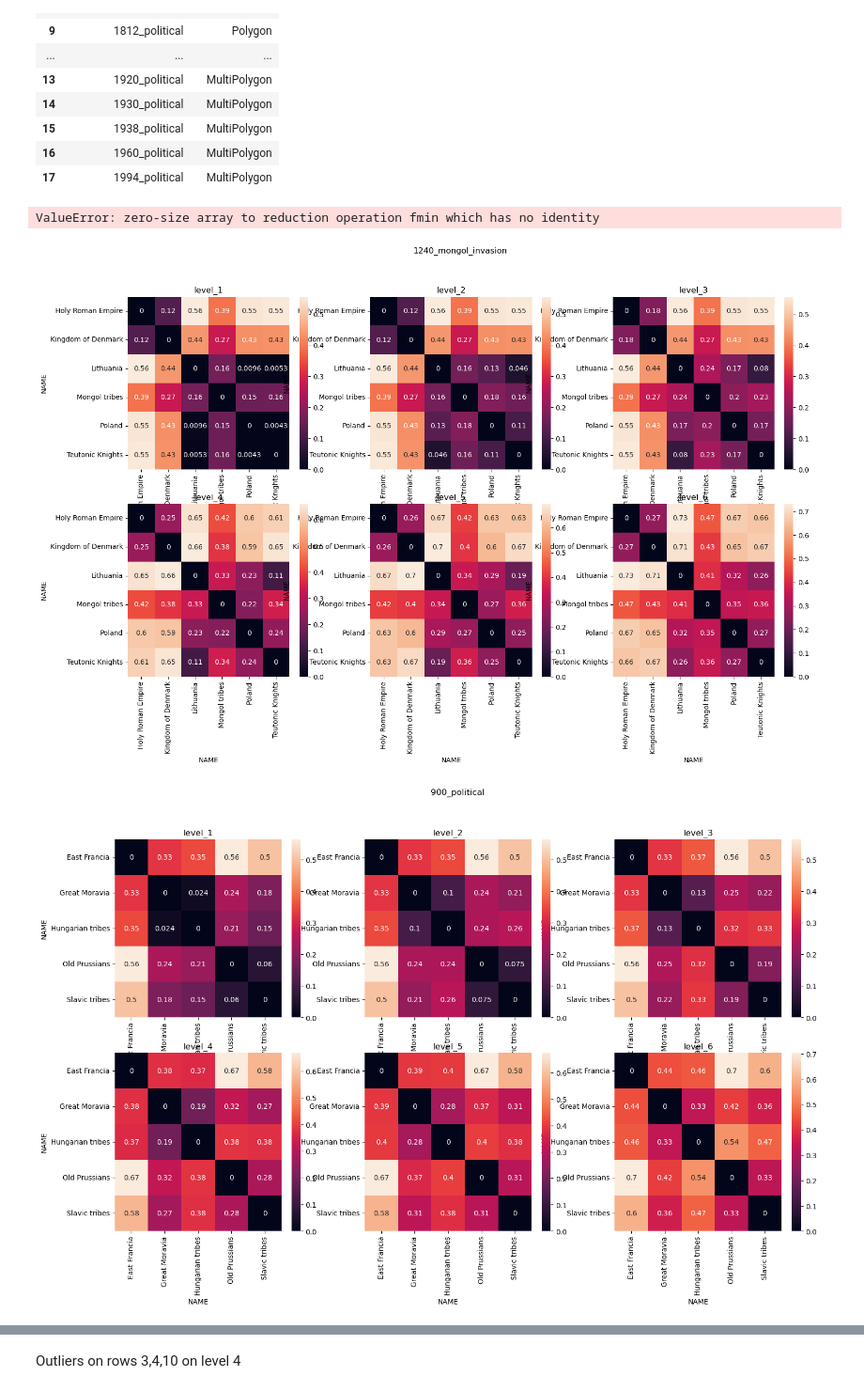
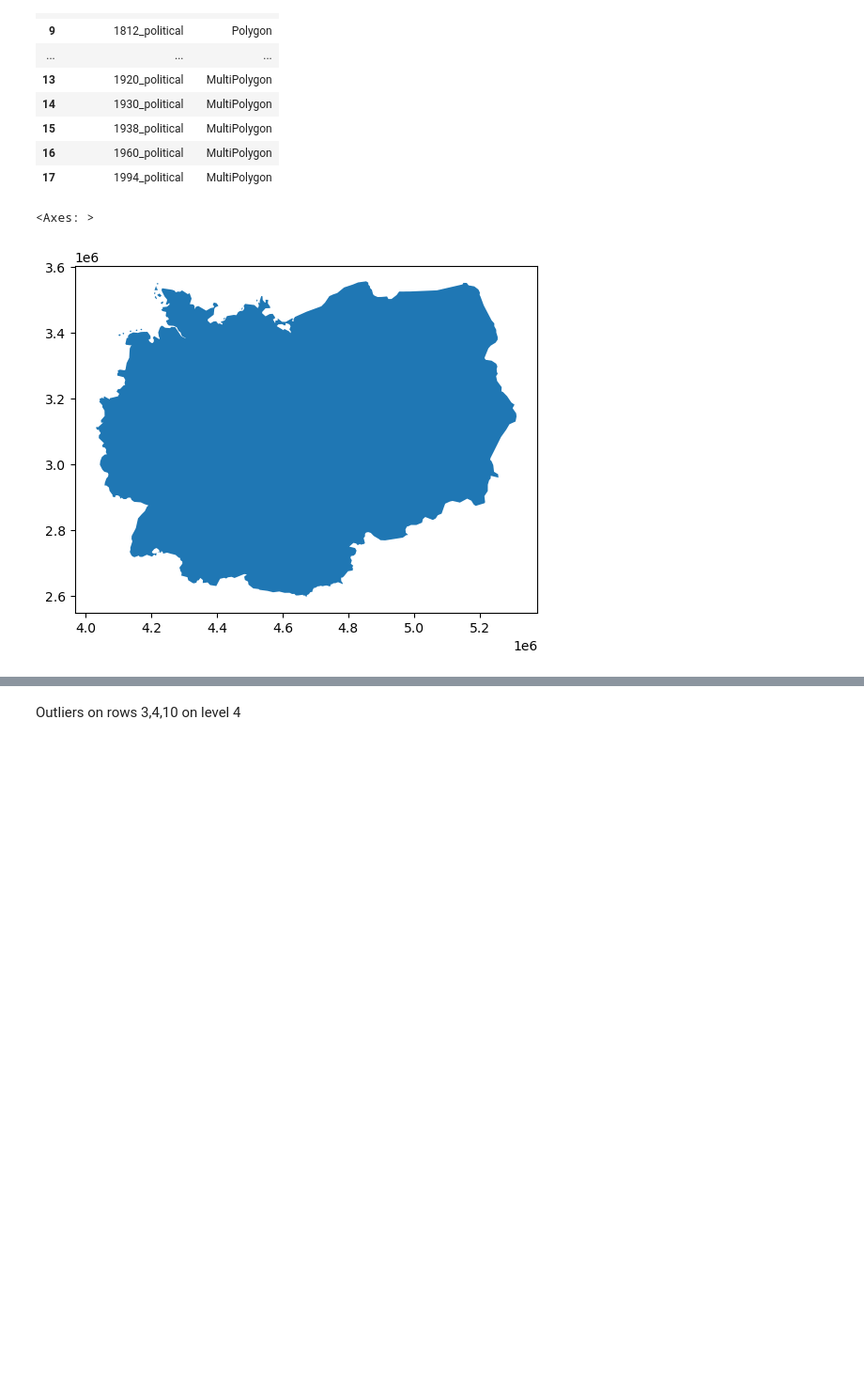
Before and after one commit to uscuni/boundaries_of_change, a Jupyter notebook: code/bray-curtis.ipynb, the cells around one changed output, grey strips where cells are left out. Shown at 94% size. Cells and saved outputs as stored; diff of their text form; code cells hidden in the pictures; blank space fills up the shorter version.

```diff
--- a/code/bray-curtis.ipynb
+++ b/code/bray-curtis.ipynb
@@ -51,11 +77,9 @@ gpd.list_layers("/data/uscuni-ulce/boundaries_of_change/impact_boundaries.gpkg")
 # %%
 boundary_list = list(gpd.list_layers("/data/uscuni-ulce/boundaries_of_change/impact_boundaries.gpkg").name)
 # %%
-for bnd in boundary_list:
-    boundary = gpd.read_file("/data/uscuni-ulce/boundaries_of_change/impact_boundaries.gpkg", layer=bnd)
-    joined = gpd.sjoin(buildings, boundary, how="left", predicate="within")
-    generate_bc_heatmaps_for_boundary(level_columns, bnd)
+aoi = gpd.read_file("/data/uscuni-ulce/boundaries_of_change/impact_boundaries.gpkg", layer="1994_political")
+aoi = aoi.dissolve()
+aoi.plot()
 # %% [output]
-ValueError: zero-size array to reduction operation fmin which has no identity
+<Axes: >
-[figure, old version]
+[figure, new version]
-[figure, removed]
```
Also changed, not shown: parts of 35 cells of this notebook.
